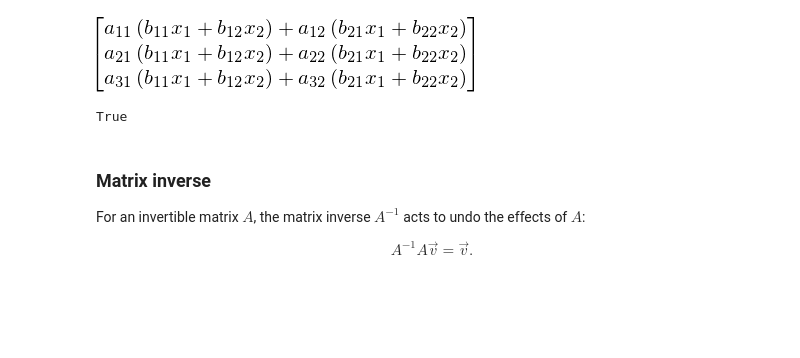
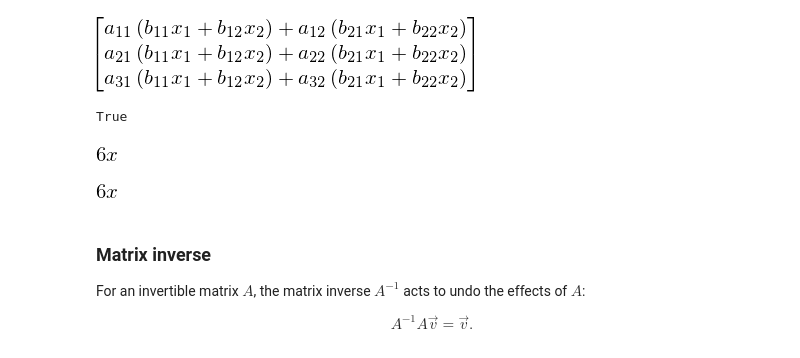
Before and after one commit to minireference/noBSLAnotebooks, a Jupyter notebook: Linear_algebra_overview_proj_example.ipynb, the cells around one changed output. Saved outputs shown, nothing was run; the diff lists cells and outputs as text; code cells hidden in the pictures; blank space fills up the shorter version.

```diff
--- a/Linear_algebra_overview.ipynb
+++ b/Linear_algebra_overview_proj_example.ipynb
@@ -440,6 +413,25 @@ A*(B*x)
 expand( A*(B*x) ) == expand( (A*B)*x )
 # %% [output]
 True
+# %%
+# analogy with ordinary functions...
+x = symbols('x')
+def f(x):
+    return 2*x
+
+def g(x):
+    return  3*x
+
+f(g(x))
+# %% [output]
+[figure, added]
+# %%
+def h(x):
+    return 6*x
+
+h(x)
+# %% [output]
+[figure, added]
 # %% [markdown]
 ### Matrix inverse
 
```
Also changed, not shown: parts of 58 cells of this notebook.
